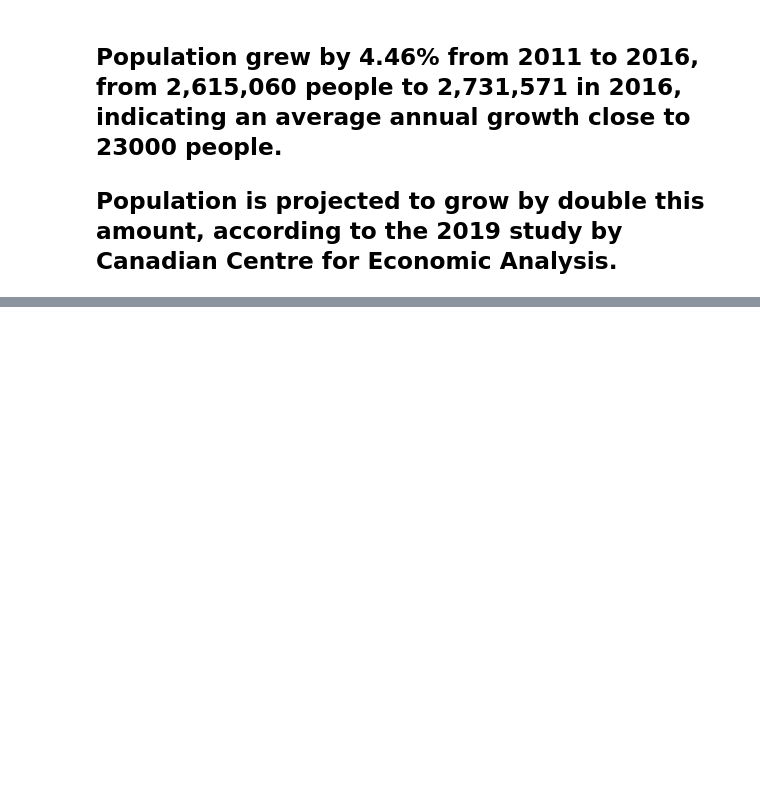
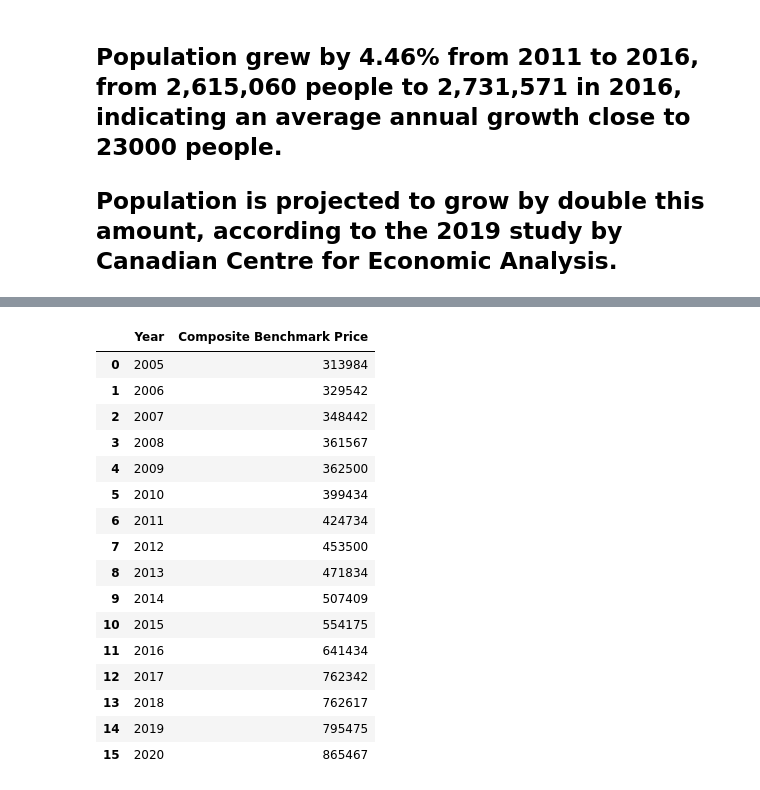
Before and after one commit to prashansa/TorontoHousingMarket, a Jupyter notebook: Toronto Housing Market.ipynb, the cells around one changed output, grey strips where cells are left out. Saved outputs shown, nothing was run; the diff lists cells and outputs as text; code cells hidden in the pictures; blank space fills up the shorter version.

```diff
--- a/Toronto Housing Market.ipynb
+++ b/Toronto Housing Market.ipynb
@@ -53,0 +76,21 @@ Name: Toronto city population, dtype: float64
+# %%
+benchmark_household_df = pd.read_csv('C:/Users/MMS-012/Documents/GitHub/TorontoHousingMarket/datasets/MLS-BenchmarkPrices-AllHouseholdTypes-composite.csv')
+benchmark_household_df
+# %% [output]
+|  | Year | Composite Benchmark Price |
+| 0 | 2005 | 313984 |
+| 1 | 2006 | 329542 |
+| 2 | 2007 | 348442 |
+| 3 | 2008 | 361567 |
+| 4 | 2009 | 362500 |
+| 5 | 2010 | 399434 |
+| 6 | 2011 | 424734 |
+| 7 | 2012 | 453500 |
+| 8 | 2013 | 471834 |
+| 9 | 2014 | 507409 |
+| 10 | 2015 | 554175 |
+| 11 | 2016 | 641434 |
+| 12 | 2017 | 762342 |
+| 13 | 2018 | 762617 |
+| 14 | 2019 | 795475 |
+| 15 | 2020 | 865467 |
```
Also changed, not shown: parts of 4 cells of this notebook, 3 other files.
